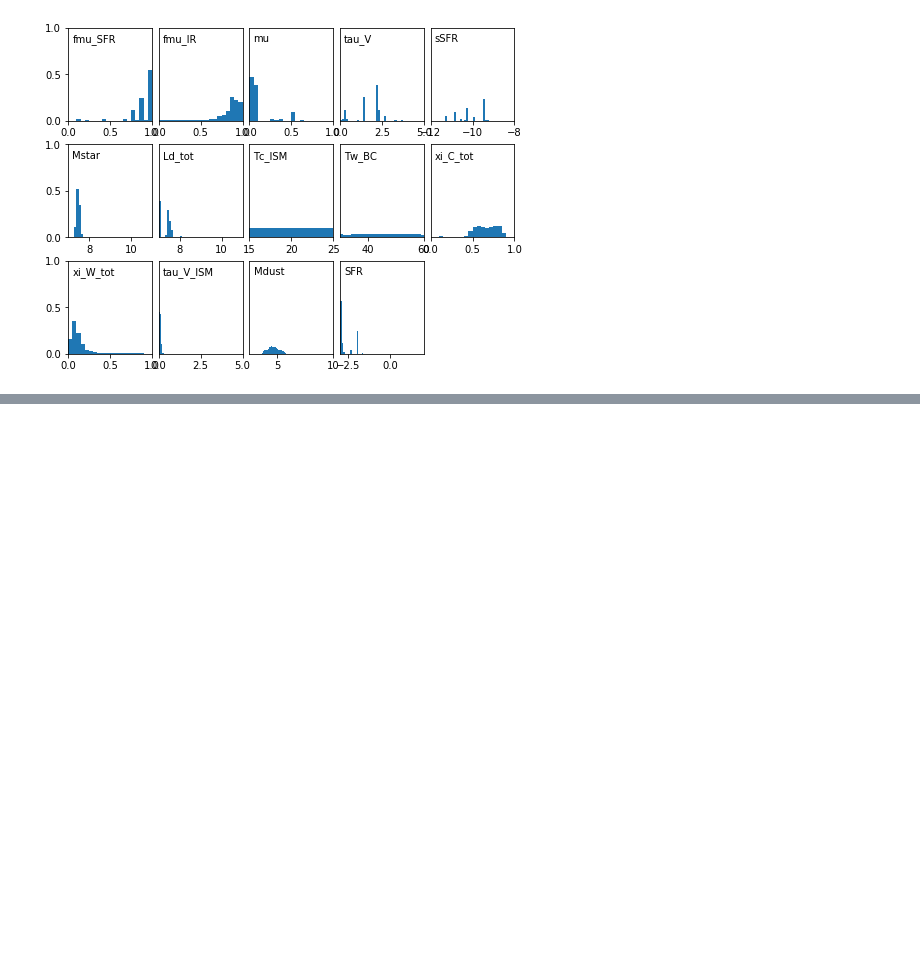
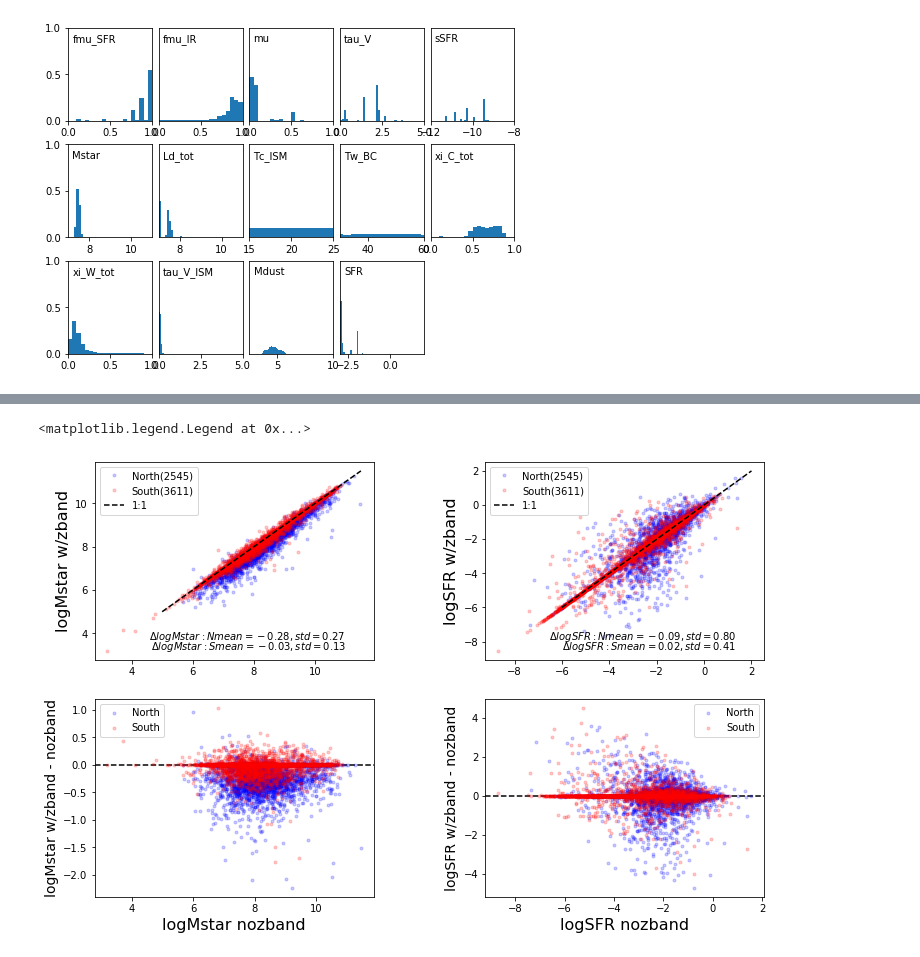
Before and after one commit to rfinn/virgoseds, a Jupyter notebook: notebooks/magphys-full-sample.ipynb, the cells around one changed output, grey strips where cells are left out. Cells and saved outputs as stored; diff of their text form; code cells hidden in the pictures; blank space fills up the shorter version.

Commit message:
updates on zband

```diff
--- a/notebooks/magphys-full-sample.ipynb
+++ b/notebooks/magphys-full-sample.ipynb
@@ -474,0 +646,79 @@ for vf in v1vfids:
+# %%
+plt.figure(figsize=(12,8))
+plt.subplots_adjust(wspace=.4)
+flag = (v.magphys_noz['logMstar'] > 0) & (v.magphys['logMstar'] > 0)
+plt.subplot(2,2,1)
+plt.plot(v.magphys_noz['logMstar'][flag & Nflag],v.magphys['logMstar'][flag & Nflag],'b.',alpha=.2,label=f"North({np.sum(flag&Nflag)})")
+plt.plot(v.magphys_noz['logMstar'][flag & Sflag],v.magphys['logMstar'][flag & Sflag],'r.',alpha=.2,label=f"South({np.sum(flag&Sflag)})")
+xline=np.linspace(5,11.5,50)
+
+plt.plot(xline,xline,'k--',label='1:1')
+#plt.axis([7.5,11.5,7.5,11.5])
+
+deltam = v.magphys['logMstar']-v.magphys_noz['logMstar']
+Nmean = np.mean(deltam[flag & Nflag])
+Nrms = np.std(deltam[flag & Nflag])
+plt.text(0.9,0.1,"$\Delta logMstar: N mean={:.2f}, std={:.2f}$".format(Nmean,Nrms),transform=plt.gca().transAxes,horizontalalignment="right")
+
+
+
+Smean = np.mean(deltam[flag & Sflag])
+Srms = np.std(deltam[flag & Sflag])
+plt.text(0.9,0.05,"$\Delta logMstar: S mean={:.2f}, std={:.2f}$".format(Smean,Srms),transform=plt.gca().transAxes,horizontalalignment="right")
+
+
+#plt.xlabel('logMstar magphys',fontsize=16)
+plt.ylabel('logMstar w/zband',fontsize=16)
+plt.legend(loc='upper left')
+
+###### RESIDUALS
+
+Ndelta = deltam[flag & Nflag]
+Sdelta = deltam[flag & Sflag]
+
+plt.subplot(2,2,3)
+plt.axhline(y=0,ls='--',c='k')
+plt.plot(v.magphys_noz['logMstar'][flag & Nflag],Ndelta,'b.',alpha=.2,label='North')
+plt.plot(v.magphys_noz['logMstar'][flag & Sflag],Sdelta,'r.',alpha=.2,label='South')
+
+plt.xlabel('logMstar nozband',fontsize=16)
+plt.ylabel('logMstar w/zband - nozband',fontsize=14)
+
+plt.legend(loc='upper left')
+
+
+####### SFRS
+
+
+plt.subplot(2,2,2)
+plt.plot(v.magphys_noz['logSFR'][flag & Nflag],v.magphys['logSFR'][flag & Nflag],'b.',alpha=.2,label=f"North({np.sum(flag&Nflag)})")
+plt.plot(v.magphys_noz['logSFR'][flag & Sflag],v.magphys['logSFR'][flag & Sflag],'r.',alpha=.2,label=f"South({np.sum(flag&Sflag)})")
+xline=np.linspace(-6,2,50)
+plt.plot(xline,xline,'k--',label='1:1')
+
+delta = v.magphys['logSFR']-v.magphys_noz['logSFR']
+Nmean = np.mean(delta[flag & Nflag])
+Nrms = np.std(delta[flag & Nflag])
+plt.text(0.9,0.1,"$\Delta logSFR: N mean={:.2f}, std={:.2f}$".format(Nmean,Nrms),transform=plt.gca().transAxes,horizontalalignment="right")
+
+
+Smean = np.mean(delta[flag & Sflag])
+Srms = np.std(delta[flag & Sflag])
+plt.text(0.9,0.05,"$\Delta logSFR: S mean={:.2f}, std={:.2f}$".format(Smean,Srms),transform=plt.gca().transAxes,horizontalalignment="right")
+
+#plt.xlabel('logSFR magphys',fontsize=16)
+plt.ylabel('logSFR w/zband',fontsize=16)
+#plt.axis([-3,2.5,-3,2.5])
+plt.legend(loc='upper left')
+
+###### RESIDUALS
+plt.subplot(2,2,4)
+plt.axhline(y=0,ls='--',color='k')
+plt.plot(v.magphys_noz['logSFR'][flag & Nflag],delta[flag & Nflag],'b.',alpha=.2,label="North")
+plt.plot(v.magphys_noz['logSFR'][flag & Sflag],delta[flag & Sflag],'r.',alpha=.2,label="South")
+plt.xlabel('logSFR nozband',fontsize=16)
+plt.ylabel('logSFR w/zband - nozband',fontsize=14)
+plt.legend()
+# %% [output]
+<matplotlib.legend.Legend at 0x...>
+[figure, added]
```
Also changed, not shown: parts of 18 cells of this notebook, 2 other files.
